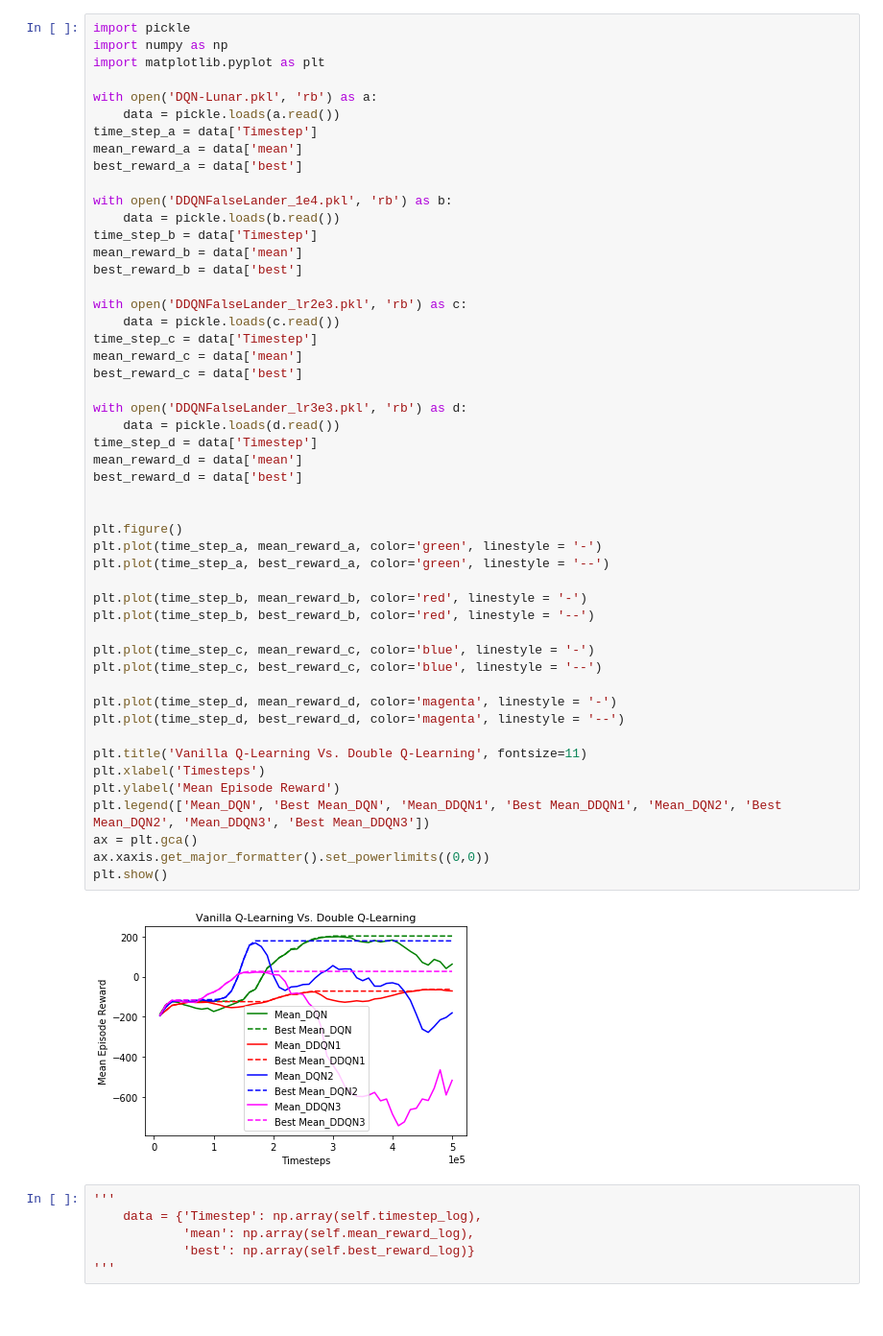
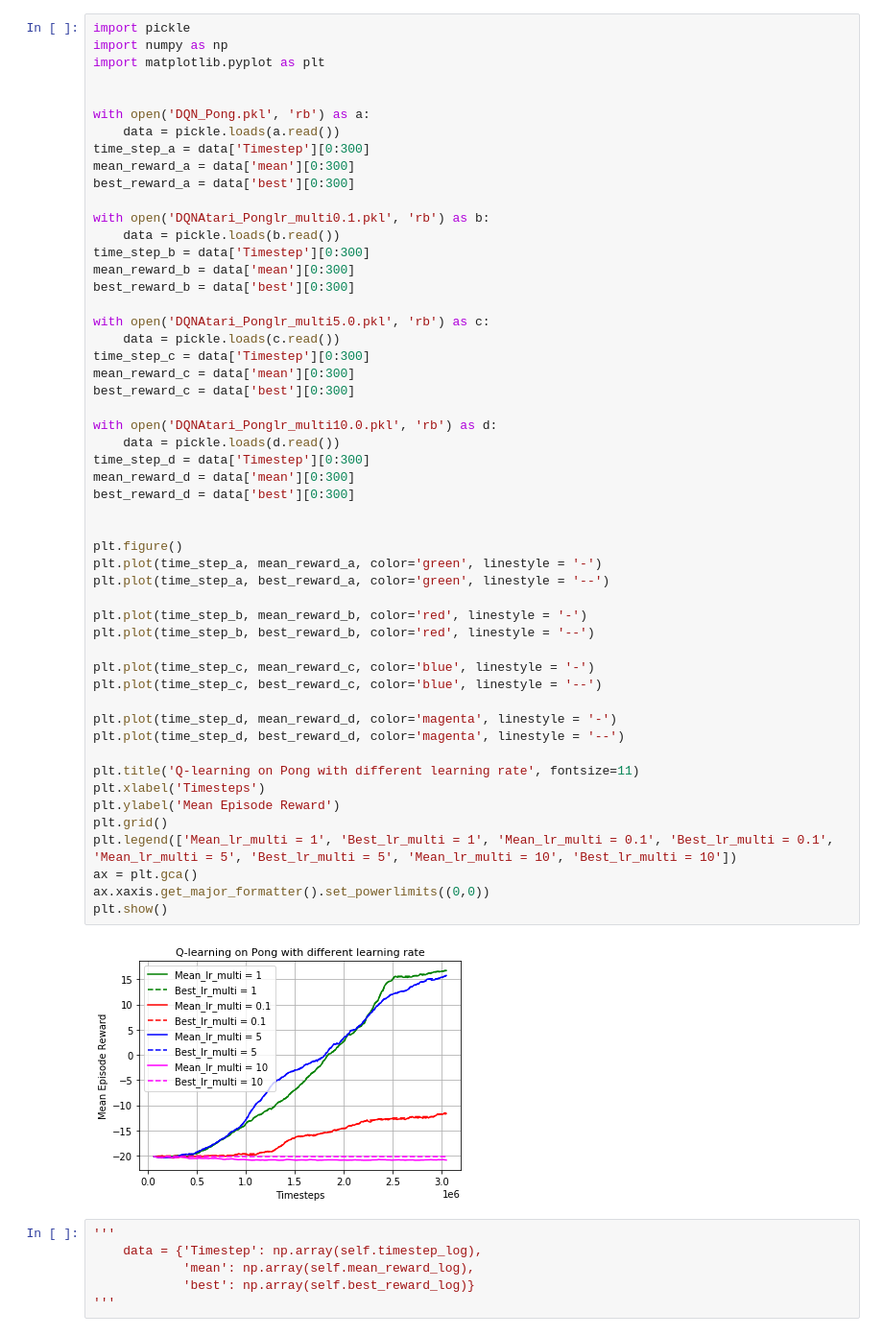
Before and after one commit to buaazhangfan/CS294-112-Deep-Reinforcement-Learning, a Jupyter notebook: hw3/plot_q_learning.ipynb, the cells around one changed output. Shown at 96% size. Drawn from its saved outputs; the diff is of its cells as text.

```diff
--- a/hw3/plot_q_learning.ipynb
+++ b/hw3/plot_q_learning.ipynb
@@ -3,53 +3,55 @@ import pickle
 import numpy as np
 import matplotlib.pyplot as plt
 
-with open('DQN-Lunar.pkl', 'rb') as a:
+
+with open('DQN_Pong.pkl', 'rb') as a:
     data = pickle.loads(a.read())
-time_step_a = data['Timestep']
-mean_reward_a = data['mean']
-best_reward_a = data['best']
+time_step_a = data['Timestep'][0:300]
+mean_reward_a = data['mean'][0:300]
+best_reward_a = data['best'][0:300]
 
-with open('DDQNFalseLander_1e4.pkl', 'rb') as b:
+with open('DQNAtari_Ponglr_multi0.1.pkl', 'rb') as b:
     data = pickle.loads(b.read())
-time_step_b = data['Timestep']
-mean_reward_b = data['mean']
-best_reward_b = data['best']
+time_step_b = data['Timestep'][0:300]
+mean_reward_b = data['mean'][0:300]
+best_reward_b = data['best'][0:300]
 
-with open('DDQNFalseLander_lr2e3.pkl', 'rb') as c:
+with open('DQNAtari_Ponglr_multi5.0.pkl', 'rb') as c:
     data = pickle.loads(c.read())
-time_step_c = data['Timestep']
-mean_reward_c = data['mean']
-best_reward_c = data['best']
+time_step_c = data['Timestep'][0:300]
+mean_reward_c = data['mean'][0:300]
+best_reward_c = data['best'][0:300]
 
-with open('DDQNFalseLander_lr3e3.pkl', 'rb') as d:
+with open('DQNAtari_Ponglr_multi10.0.pkl', 'rb') as d:
     data = pickle.loads(d.read())
-time_step_d = data['Timestep']
-mean_reward_d = data['mean']
-best_reward_d = data['best']
+time_step_d = data['Timestep'][0:300]
+mean_reward_d = data['mean'][0:300]
+best_reward_d = data['best'][0:300]
 
 
 plt.figure()
 plt.plot(time_step_a, mean_reward_a, color='green', linestyle = '-')
 plt.plot(time_step_a, best_reward_a, color='green', linestyle = '--')
 
 plt.plot(time_step_b, mean_reward_b, color='red', linestyle = '-')
 plt.plot(time_step_b, best_reward_b, color='red', linestyle = '--')
 
 plt.plot(time_step_c, mean_reward_c, color='blue', linestyle = '-')
 plt.plot(time_step_c, best_reward_c, color='blue', linestyle = '--')
 
 plt.plot(time_step_d, mean_reward_d, color='magenta', linestyle = '-')
 plt.plot(time_step_d, best_reward_d, color='magenta', linestyle = '--')
 
-plt.title('Vanilla Q-Learning Vs. Double Q-Learning', fontsize=11)
+plt.title('Q-learning on Pong with different learning rate', fontsize=11)
 plt.xlabel('Timesteps')
 plt.ylabel('Mean Episode Reward')
-plt.legend(['Mean_DQN', 'Best Mean_DQN', 'Mean_DDQN1', 'Best Mean_DDQN1', 'Mean_DQN2', 'Best Mean_DQN2', 'Mean_DDQN3', 'Best Mean_DDQN3'])
+plt.grid()
+plt.legend(['Mean_lr_multi = 1', 'Best_lr_multi = 1', 'Mean_lr_multi = 0.1', 'Best_lr_multi = 0.1', 'Mean_lr_multi = 5', 'Best_lr_multi = 5', 'Mean_lr_multi = 10', 'Best_lr_multi = 10'])
 ax = plt.gca()
 ax.xaxis.get_major_formatter().set_powerlimits((0,0))
 plt.show()
 # %% [output]
-[figure, old version]
+[figure, new version]
 # %%
 '''
     data = {'Timestep': np.array(self.timestep_log),
```
Also changed, not shown: 13 other files.
